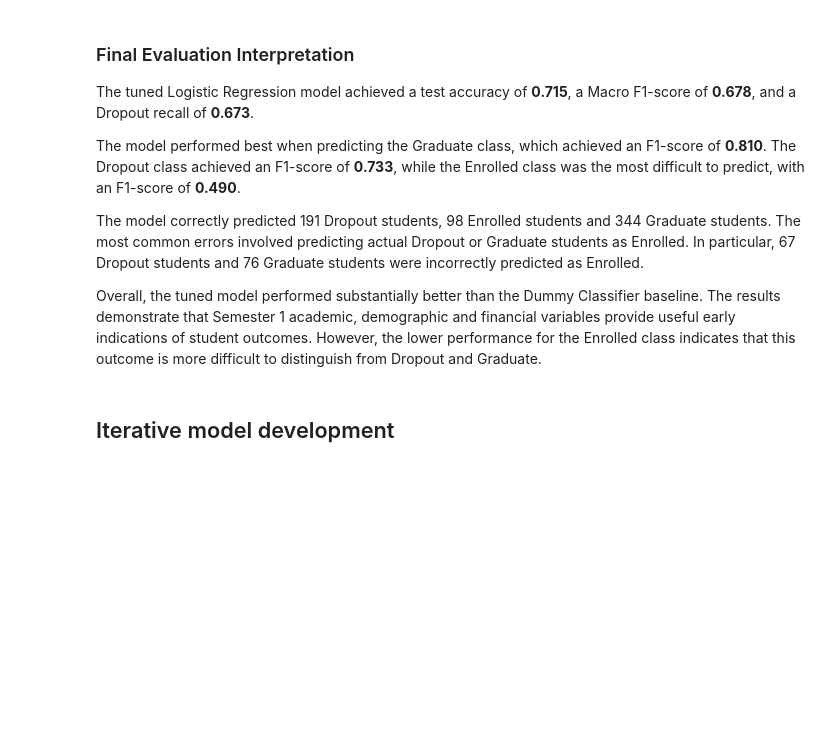
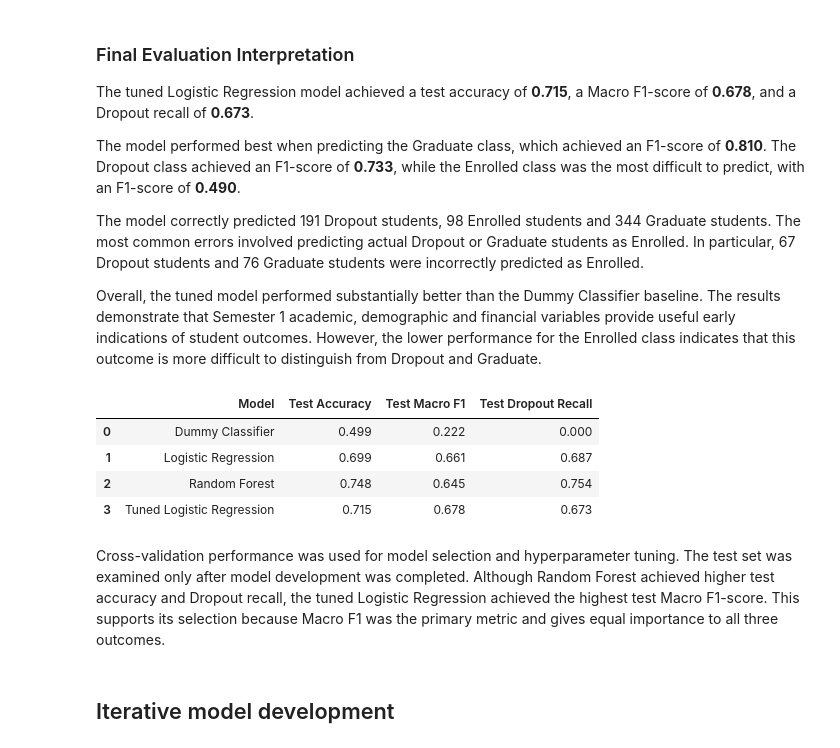
Before and after one commit to andre-rafraf/mldp-student-outcome-prediction, a Jupyter notebook: Student Outcome.ipynb, the cells around one changed output. Drawn from its saved outputs; the diff is of its cells as text; code cells hidden in the pictures; blank space fills up the shorter version.

```diff
--- a/Student Outcome.ipynb
+++ b/Student Outcome.ipynb
@@ -553,7 +553,7 @@ logistic_pipeline = Pipeline(
         (
             "model",
             LogisticRegression(
-                max_iter=2000,
+                max_iter=5000,
                 class_weight="balanced",
                 random_state=42
             )
@@ -942,6 +942,68 @@ The model performed best when predicting the Graduate class, which achieved an F
 The model correctly predicted 191 Dropout students, 98 Enrolled students and 344 Graduate students. The most common errors involved predicting actual Dropout or Graduate students as Enrolled. In particular, 67 Dropout students and 76 Graduate students were incorrectly predicted as Enrolled.
 
 Overall, the tuned model performed substantially better than the Dummy Classifier baseline. The results demonstrate that Semester 1 academic, demographic and financial variables provide useful early indications of student outcomes. However, the lower performance for the Enrolled class indicates that this outcome is more difficult to distinguish from Dropout and Graduate.
+# %%
+from sklearn.base import clone
+
+test_models = {
+    "Dummy Classifier": clone(dummy_pipeline),
+    "Logistic Regression": clone(logistic_pipeline),
+    "Random Forest": clone(random_forest_pipeline),
+}
+
+test_comparison = []
+
+for model_name, comparison_model in test_models.items():
+    comparison_model.fit(X_train, y_train)
+    predictions = comparison_model.predict(X_test)
+
+    test_comparison.append({
+        "Model": model_name,
+        "Test Accuracy": accuracy_score(y_test, predictions),
+        "Test Macro F1": f1_score(
+            y_test,
+            predictions,
+            average="macro"
+        ),
+        "Test Dropout Recall": recall_score(
+            y_test,
+            predictions,
+            labels=["Dropout"],
+            average="macro",
+            zero_division=0
+        )
+    })
+
+# The tuned model is already fitted
+tuned_predictions = best_model.predict(X_test)
+
+test_comparison.append({
+    "Model": "Tuned Logistic Regression",
+    "Test Accuracy": accuracy_score(y_test, tuned_predictions),
+    "Test Macro F1": f1_score(
+        y_test,
+        tuned_predictions,
+        average="macro"
+    ),
+    "Test Dropout Recall": recall_score(
+        y_test,
+        tuned_predictions,
+        labels=["Dropout"],
+        average="macro",
+        zero_division=0
+    )
+})
+
+test_comparison_df = pd.DataFrame(test_comparison)
+display(test_comparison_df.round(3))
+# %% [output]
+|  | Model | Test Accuracy | Test Macro F1 | Test Dropout Recall |
+| 0 | Dummy Classifier | 0.499 | 0.222 | 0.000 |
+| 1 | Logistic Regression | 0.699 | 0.661 | 0.687 |
+| 2 | Random Forest | 0.748 | 0.645 | 0.754 |
+| 3 | Tuned Logistic Regression | 0.715 | 0.678 | 0.673 |
+# %% [markdown]
+Cross-validation performance was used for model selection and hyperparameter tuning. The test set was examined only after model development was completed. Although Random Forest achieved higher test accuracy and Dropout recall, the tuned Logistic Regression achieved the highest test Macro F1-score. This supports its selection because Macro F1 was the primary metric and gives equal importance to all three outcomes.
 # %% [markdown]
 ## Iterative model development
 # %% [markdown]
```
Also changed, not shown: parts of 1 cell of this notebook, 1 other file.
